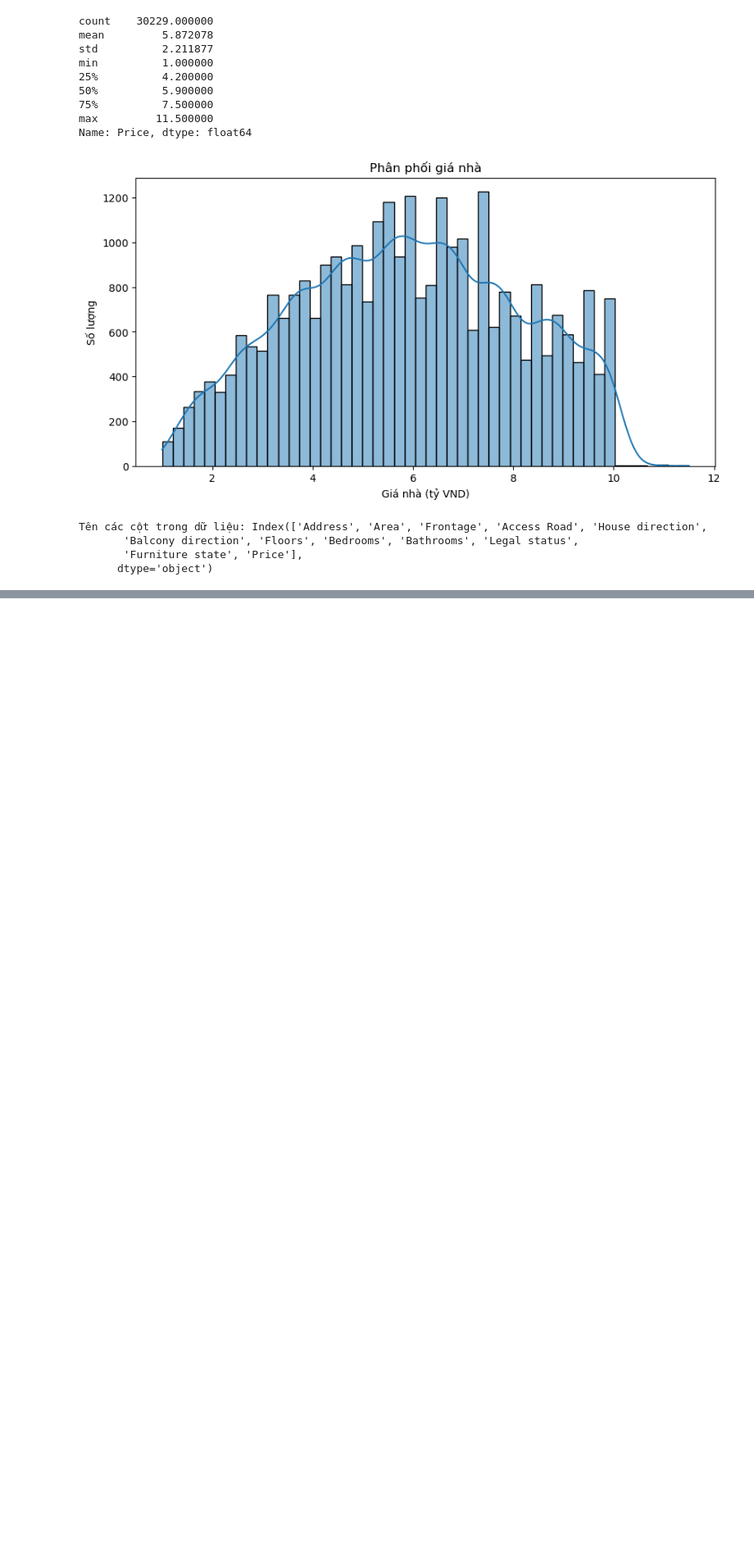
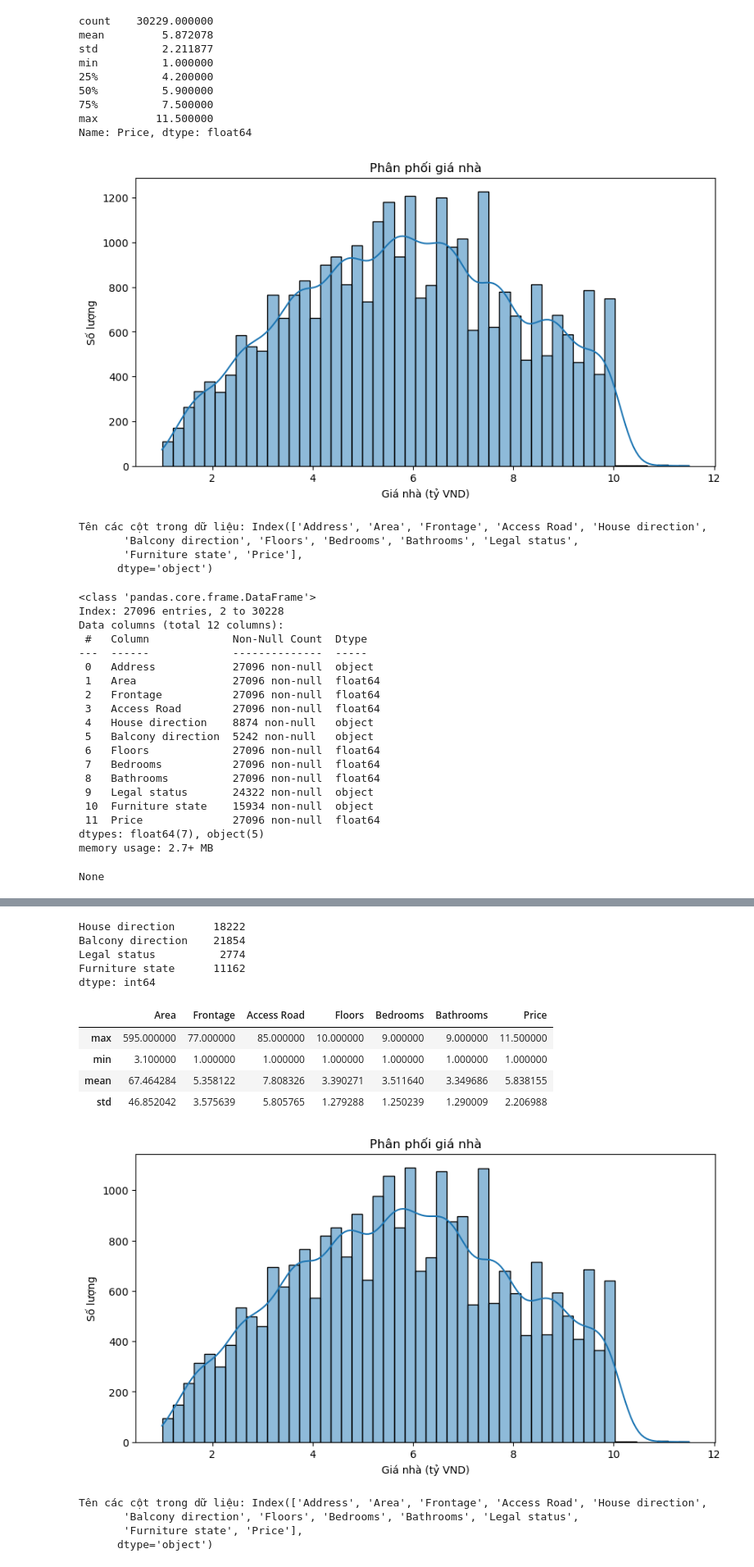
Before and after one commit to JohndayN/DoAnPTDLvHS, a Jupyter notebook: DoAn.ipynb, the cells around one changed output, grey strips where cells are left out. Shown: that part at 82% size. Cells and saved outputs as stored; diff of their text form; code cells hidden in the pictures; blank space fills up the shorter version.

```diff
--- a/DoAn.ipynb
+++ b/DoAn.ipynb
@@ -80,3 +80,54 @@ Tên các cột trong dữ liệu: Index(['Address', 'Area', 'Frontage', 'Access
        'Balcony direction', 'Floors', 'Bedrooms', 'Bathrooms', 'Legal status',
        'Furniture state', 'Price'],
       dtype='object')
+# %%
+# Tiền xử lý dữ liệu
+# Loại bỏ các dòng có giá trị bị thiếu quá nhiều (tùy vào ngưỡng)
+df.dropna(thresh=len(df.columns) * 0.5, inplace=True)
+
+# Điền giá trị trung bình cho các cột số bị thiếu
+df.fillna(df.mean(numeric_only=True), inplace=True)
+
+# Hiển thị thông tin tổng quan về dữ liệu
+display(df.info())
+display(df.head())
+
+# Kiểm tra dữ liệu bị thiếu
+missing_values = df.isnull().sum()
+display(missing_values[missing_values > 0])
+
+# Mô tả dữ liệu: May, Min, Mean, STD
+descriptive_stats = df.describe().loc[["max", "min", "mean", "std"]]
+display(descriptive_stats)
+
+# Biểu đồ phân phối giá nhà
+plt.figure(figsize=(10,5))
+sns.histplot(df["Price"], bins=50, kde=True)
+plt.xlabel("Giá nhà (tỷ VND)")
+plt.ylabel("Số lượng")
+plt.title("Phân phối giá nhà")
+plt.show()
+
+# Kiểm tra xem có cột thời gian không
+print("Tên các cột trong dữ liệu:", df.columns)
+# %% [output]
+<class 'pandas.core.frame.DataFrame'>
+Index: 27096 entries, 2 to 30228
+Data columns (total 12 columns):
+ #   Column             Non-Null Count  Dtype
+---  ------             --------------  -----
+ 0   Address            27096 non-null  object
+ 1   Area               27096 non-null  float64
+ 2   Frontage           27096 non-null  float64
+ 3   Access Road        27096 non-null  float64
+ 4   House direction    8874 non-null   object
+ 5   Balcony direction  5242 non-null   object
+ 6   Floors             27096 non-null  float64
+ 7   Bedrooms           27096 non-null  float64
+ 8   Bathrooms          27096 non-null  float64
+ 9   Legal status       24322 non-null  object
+ 10  Furniture state    15934 non-null  object
+ 11  Price              27096 non-null  float64
+dtypes: float64(7), object(5)
+memory usage: 2.7+ MB
+None
@@ -82,0 +140,15 @@ Tên các cột trong dữ liệu: Index(['Address', 'Area', 'Frontage', 'Access
+House direction      18222
+Balcony direction    21854
+Legal status          2774
+Furniture state      11162
+dtype: int64
+|  | Area | Frontage | Access Road | Floors | Bedrooms | Bathrooms | Price |
+| max | 595.000000 | 77.000000 | 85.000000 | 10.000000 | 9.000000 | 9.000000 | 11.500000 |
+| min | 3.100000 | 1.000000 | 1.000000 | 1.000000 | 1.000000 | 1.000000 | 1.000000 |
+| mean | 67.464284 | 5.358122 | 7.808326 | 3.390271 | 3.511640 | 3.349686 | 5.838155 |
+| std | 46.852042 | 3.575639 | 5.805765 | 1.279288 | 1.250239 | 1.290009 | 2.206988 |
+[figure, added]
+Tên các cột trong dữ liệu: Index(['Address', 'Area', 'Frontage', 'Access Road', 'House direction',
+       'Balcony direction', 'Floors', 'Bedrooms', 'Bathrooms', 'Legal status',
+       'Furniture state', 'Price'],
+      dtype='object')
```
Also changed, not shown: parts of 1 cell of this notebook.
